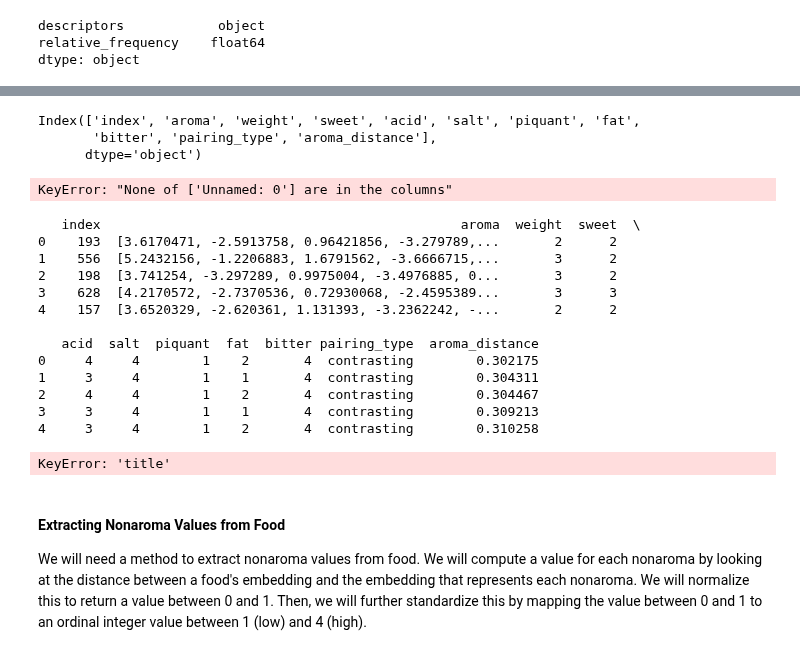
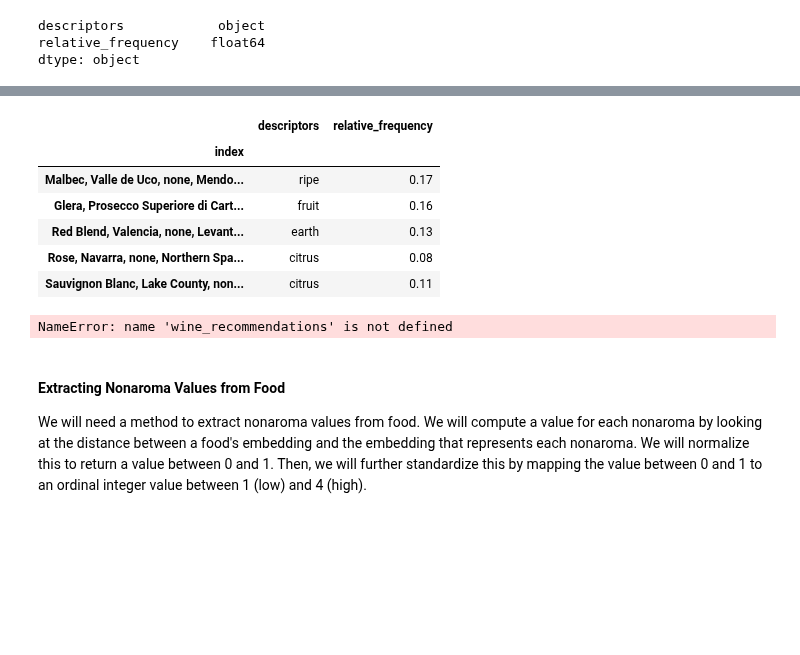
Before and after one commit to Mcjack1999/wine_food_pairing, a Jupyter notebook: Wine Food Pairings.ipynb, the cells around one changed output, grey strips where cells are left out. Drawn from its saved outputs; the diff is of its cells as text; code cells hidden in the pictures; blank space fills up the shorter version.

Commit message:
solev descriptor frequncies bug

```diff
--- a/Wine Food Pairings.ipynb
+++ b/Wine Food Pairings.ipynb
@@ -179,37 +108,21 @@ food_nonaroma_infos.set_index('Unnamed: 0', inplace=True)
-# %%
-print(wine_recommendations.columns)
-# %% [output]
-Index(['index', 'aroma', 'weight', 'sweet', 'acid', 'salt', 'piquant', 'fat',
-       'bitter', 'pairing_type', 'aroma_distance'],
-      dtype='object')
-# %%
-wine_recommendations.set_index('Unnamed: 0', inplace=True)
-# %% [output]
-KeyError: "None of ['Unnamed: 0'] are in the columns"
-# %%
-print(wine_recommendations.head())
-# %% [output]
-   index                                              aroma  weight  sweet  \
-0    193  [3.6170471, -2.5913758, 0.96421856, -3.279789,...       2      2
-1    556  [5.2432156, -1.2206883, 1.6791562, -3.6666715,...       3      2
-2    198  [3.741254, -3.297289, 0.9975004, -3.4976885, 0...       3      2
-3    628  [4.2170572, -2.7370536, 0.72930068, -2.4595389...       3      3
-4    157  [3.6520329, -2.620361, 1.131393, -3.2362242, -...       2      2
-
-   acid  salt  piquant  fat  bitter pairing_type  aroma_distance
-0     4     4        1    2       4  contrasting        0.302175
-1     3     4        1    1       4  contrasting        0.304311
-2     4     4        1    2       4  contrasting        0.304467
-3     3     4        1    1       4  contrasting        0.309213
-4     3     4        1    2       4  contrasting        0.310258
-# %%
-# Reset the index so we can use the 'title' column
-wine_recommendations.reset_index(inplace=True)
-
-# Assuming the column 'title' contains wine names or identifiers
-wine_recommendations['most_impactful_descriptors'] = wine_recommendations['title'].map(most_impactful_descriptors)
-# %% [output]
-KeyError: 'title'
+# %%
+descriptor_frequencies.head()
+# %% [output]
+|  | descriptors | relative_frequency |
+| index |  |  |
+| Malbec, Valle de Uco, none, Mendo... | ripe | 0.17 |
+| Glera, Prosecco Superiore di Cart... | fruit | 0.16 |
+| Red Blend, Valencia, none, Levant... | earth | 0.13 |
+| Rose, Navarra, none, Northern Spa... | citrus | 0.08 |
+| Sauvignon Blanc, Lake County, non... | citrus | 0.11 |
+# %%
+# Reset wine_recommendations index to use default numerical index
+wine_recommendations.reset_index(inplace=True)
+
+# Parse aroma column into a valid list format
+wine_variety_vectors['aroma'] = wine_variety_vectors['aroma'].apply(ast.literal_eval)
+# %% [output]
+NameError: name 'wine_recommendations' is not defined
 # %% [markdown]
 #### Extracting Nonaroma Values from Food
 
```
Also changed, not shown: parts of 9 cells of this notebook.
